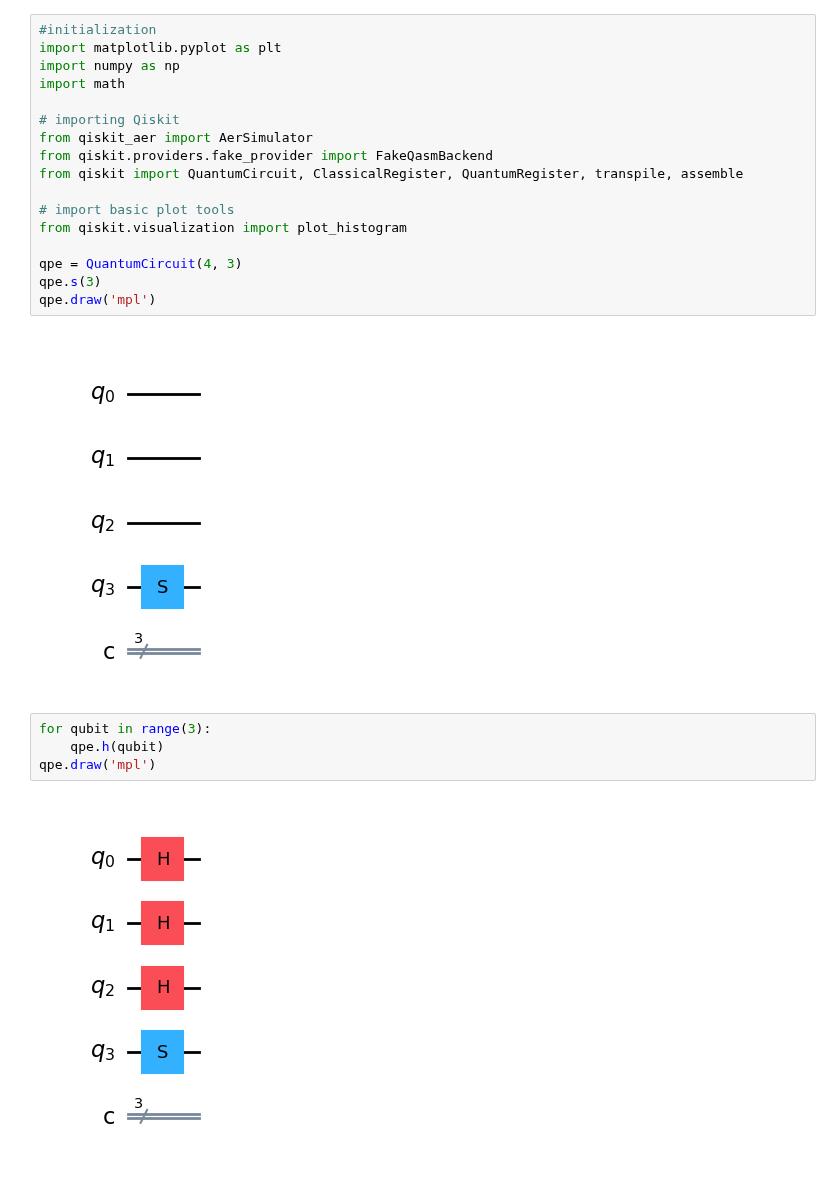
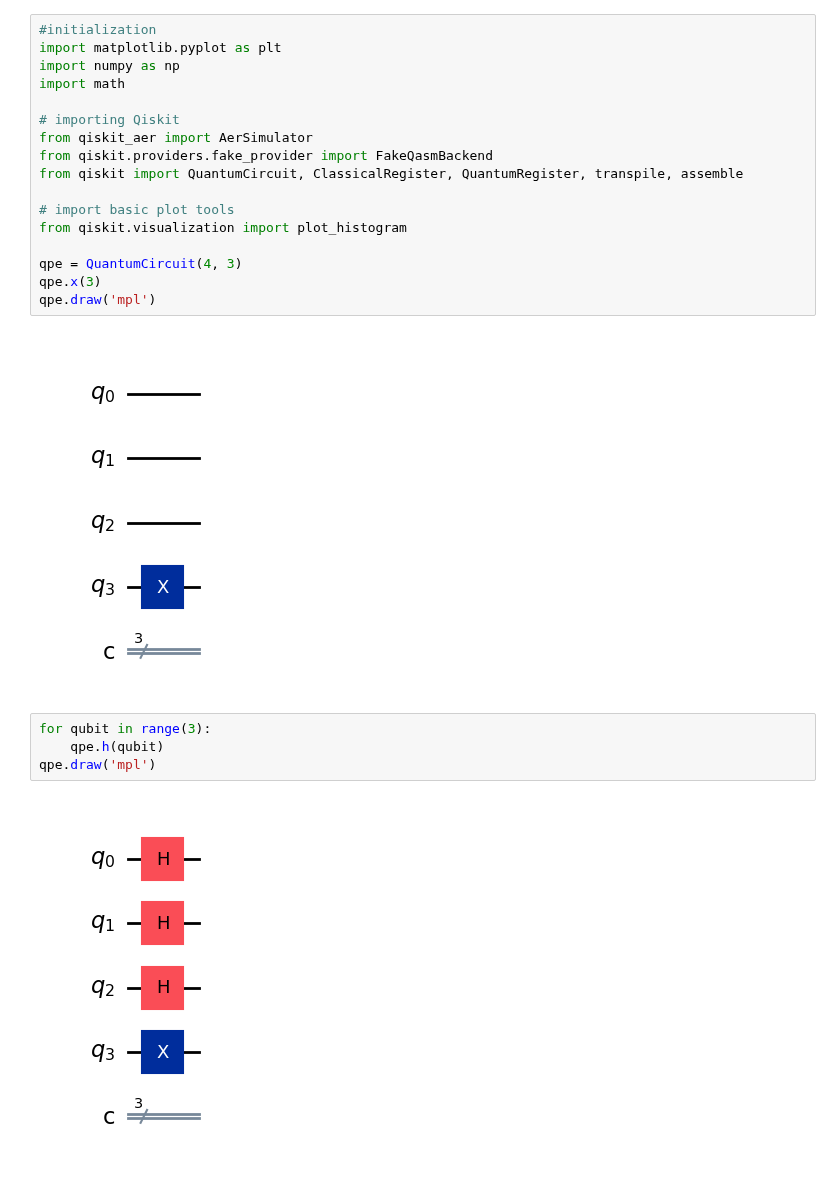
Before and after one commit to Lilith207/PythonForQuantum, a Jupyter notebook: Advanced/Assignment 3/qpe.ipynb, the cells around one changed output. Cells and saved outputs as stored; diff of their text form.

```diff
--- a/Advanced/Assignment 3/qpe.ipynb
+++ b/Advanced/Assignment 3/qpe.ipynb
@@ -1,28 +1,28 @@
 # %%
 #initialization
 import matplotlib.pyplot as plt
 import numpy as np
 import math
 
 # importing Qiskit
 from qiskit_aer import AerSimulator
 from qiskit.providers.fake_provider import FakeQasmBackend
 from qiskit import QuantumCircuit, ClassicalRegister, QuantumRegister, transpile, assemble
 
 # import basic plot tools
 from qiskit.visualization import plot_histogram
 
 qpe = QuantumCircuit(4, 3)
-qpe.s(3)
+qpe.x(3)
 qpe.draw('mpl')
 # %% [output]
-[figure, old version]
+[figure, new version]
 # %%
 for qubit in range(3):
     qpe.h(qubit)
 qpe.draw('mpl')
 # %% [output]
-[figure, old version]
+[figure, new version]
 # %%
 repetitions = 1
 for counting_qubit in range(3):
```
Also changed, not shown: parts of 3 cells of this notebook, 2 other files.
